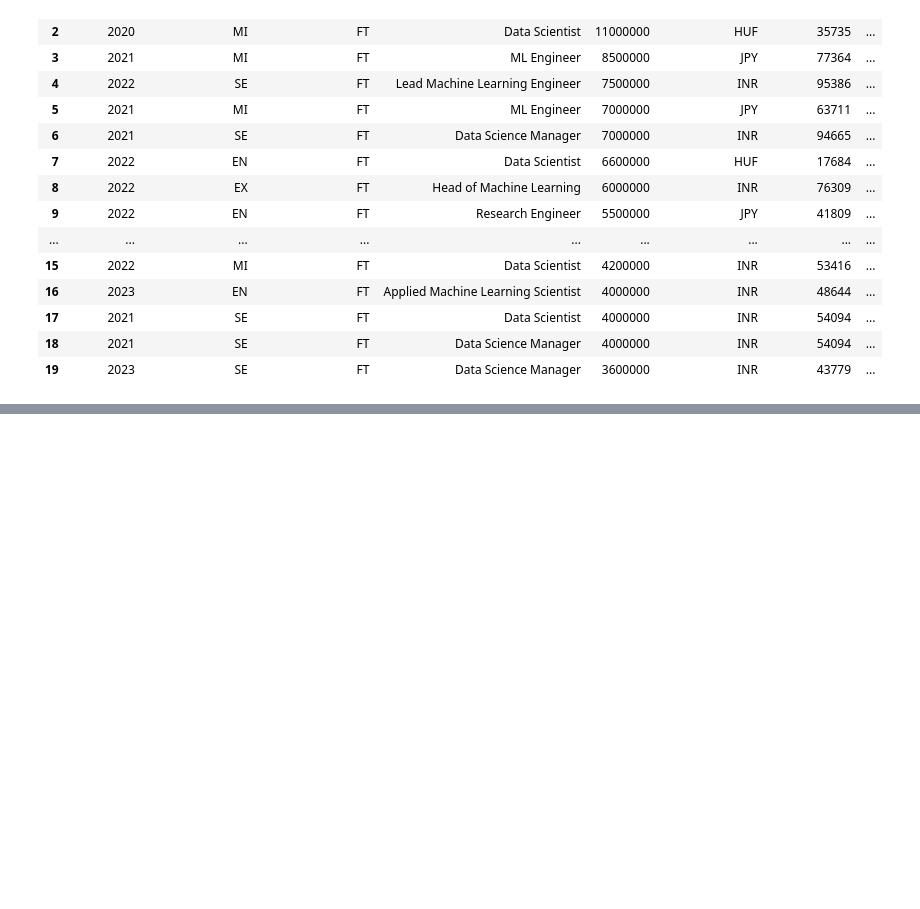
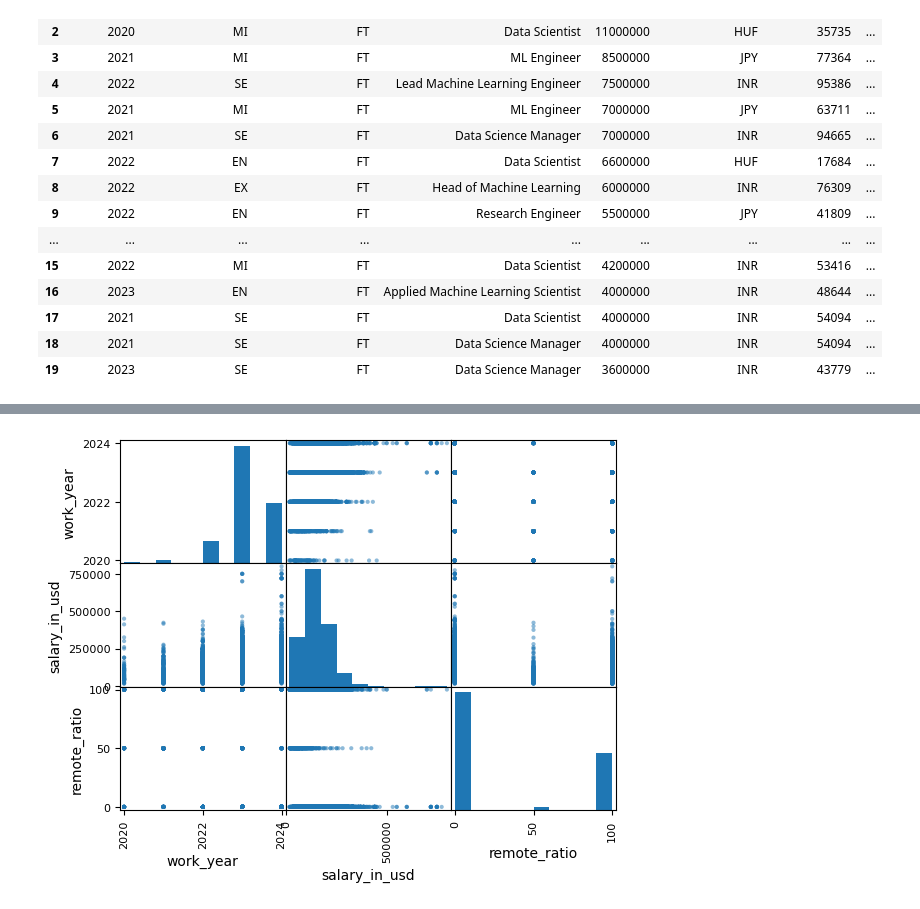
Before and after one commit to bdeanhardt/DIS_ML_Final_Project, a Jupyter notebook: exploration.ipynb, the cells around one changed output, grey strips where cells are left out. Drawn from its saved outputs; the diff is of its cells as text; code cells hidden in the pictures; blank space fills up the shorter version.

Commit message:
update Exploratory Data Analysis

```diff
--- a/exploration.ipynb
+++ b/exploration.ipynb
@@ -85,0 +106,9 @@ plt.show()
+# %%
+from pandas.plotting import scatter_matrix
+
+attributes = ['work_year','salary_in_usd', 'remote_ratio']
+
+scatter_matrix(data[attributes])
+plt.show()
+# %% [output]
+[figure, added]
```
Also changed, not shown: parts of 7 cells of this notebook.
